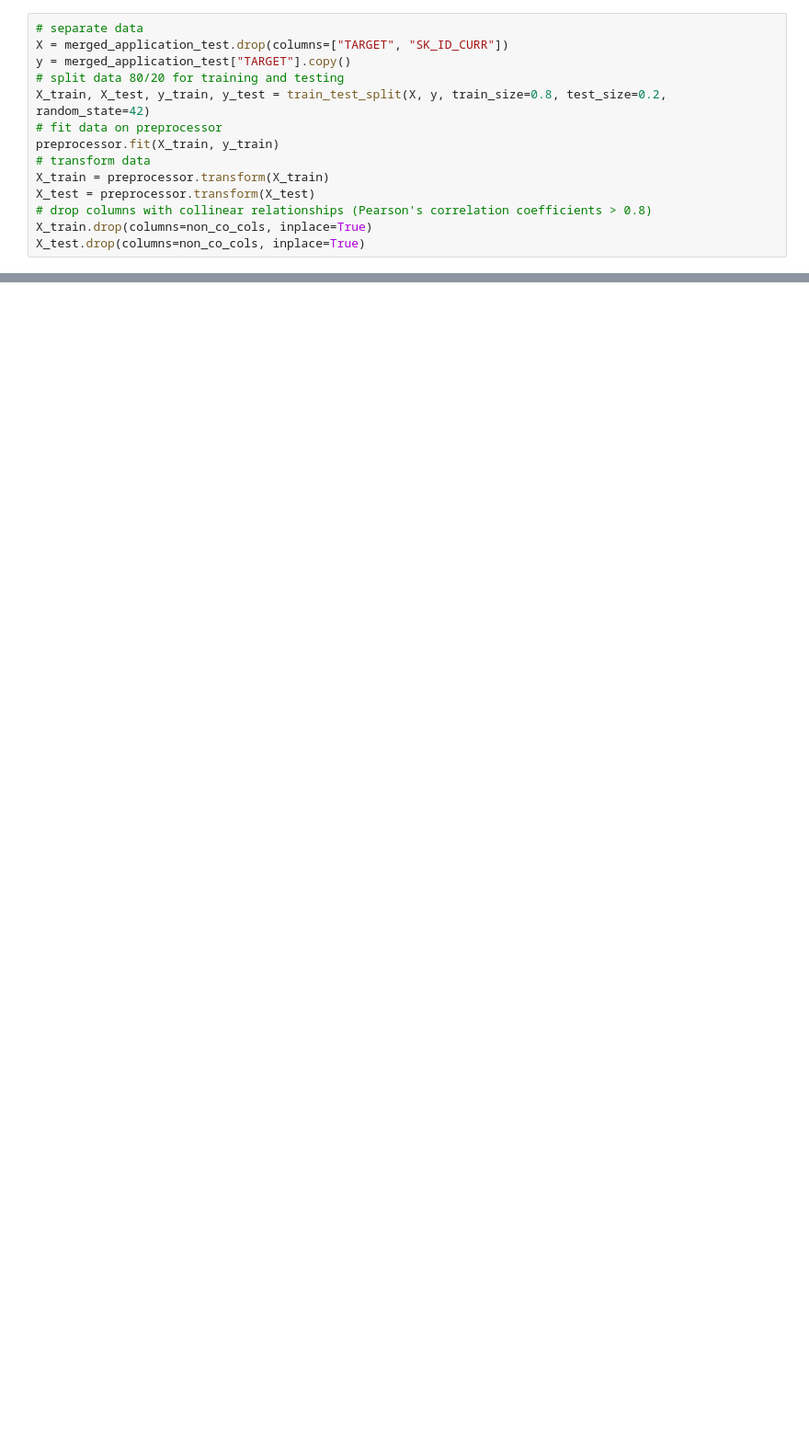
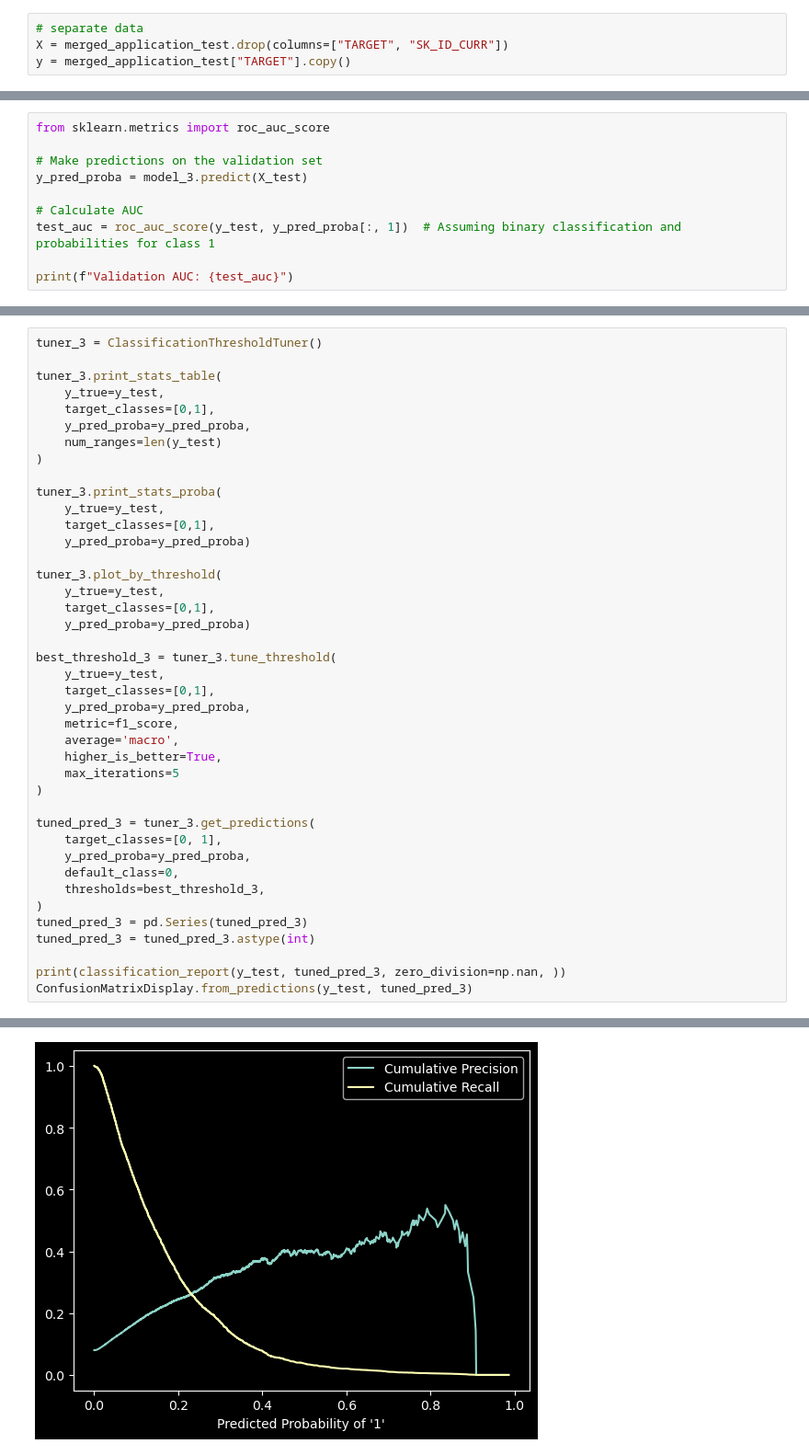
Before and after one commit to bkusuma/neural-home-credit-default-risk, a Jupyter notebook: kaggle/working/01-bk-tensorflow.ipynb, the cells around one changed output, grey strips where cells are left out. Shown at 92% size. Saved outputs shown, nothing was run; the diff lists cells and outputs as text; blank space fills up the shorter version.

Commit message:
some new ann models

```diff
--- a/kaggle/working/01-bk-tensorflow.ipynb
+++ b/kaggle/working/01-bk-tensorflow.ipynb
@@ -102,13 +110,3 @@ from tensorflow.keras.layers import Dense, Dropout
 # separate data
 X = merged_application_test.drop(columns=["TARGET", "SK_ID_CURR"])
 y = merged_application_test["TARGET"].copy()
-# split data 80/20 for training and testing
-X_train, X_test, y_train, y_test = train_test_split(X, y, train_size=0.8, test_size=0.2, random_state=42)
-# fit data on preprocessor
-preprocessor.fit(X_train, y_train)
-# transform data
-X_train = preprocessor.transform(X_train)
-X_test = preprocessor.transform(X_test)
-# drop columns with collinear relationships (Pearson's correlation coefficients > 0.8)
-X_train.drop(columns=non_co_cols, inplace=True)
-X_test.drop(columns=non_co_cols, inplace=True)
@@ -272,0 +372,10 @@ loaded_model.predict(X_test)
+# %%
+from sklearn.metrics import roc_auc_score
+
+# Make predictions on the validation set
+y_pred_proba = model_3.predict(X_test)
+
+# Calculate AUC
+test_auc = roc_auc_score(y_test, y_pred_proba[:, 1])  # Assuming binary classification and probabilities for class 1
+
+print(f"Validation AUC: {test_auc}")
@@ -272,0 +385,42 @@ loaded_model.predict(X_test)
+# %%
+tuner_3 = ClassificationThresholdTuner()
+
+tuner_3.print_stats_table(
+    y_true=y_test,
+    target_classes=[0,1],
+    y_pred_proba=y_pred_proba,
+    num_ranges=len(y_test)
+)
+
+tuner_3.print_stats_proba(
+    y_true=y_test,
+    target_classes=[0,1],
+    y_pred_proba=y_pred_proba)
+
+tuner_3.plot_by_threshold(
+    y_true=y_test,
+    target_classes=[0,1],
+    y_pred_proba=y_pred_proba)
+
+best_threshold_3 = tuner_3.tune_threshold(
+    y_true=y_test,
+    target_classes=[0,1],
+    y_pred_proba=y_pred_proba,
+    metric=f1_score,
+    average='macro',
+    higher_is_better=True,
+    max_iterations=5
+)
+
+tuned_pred_3 = tuner_3.get_predictions(
+    target_classes=[0, 1],
+    y_pred_proba=y_pred_proba,
+    default_class=0,
+    thresholds=best_threshold_3,
+)
+tuned_pred_3 = pd.Series(tuned_pred_3)
+tuned_pred_3 = tuned_pred_3.astype(int)
+
+print(classification_report(y_test, tuned_pred_3, zero_division=np.nan, ))
+ConfusionMatrixDisplay.from_predictions(y_test, tuned_pred_3)
+# %% [output]
@@ -272,0 +440 @@ loaded_model.predict(X_test)
+[figure, added]
```
Also changed, not shown: parts of 27 cells of this notebook, 1 other file.
